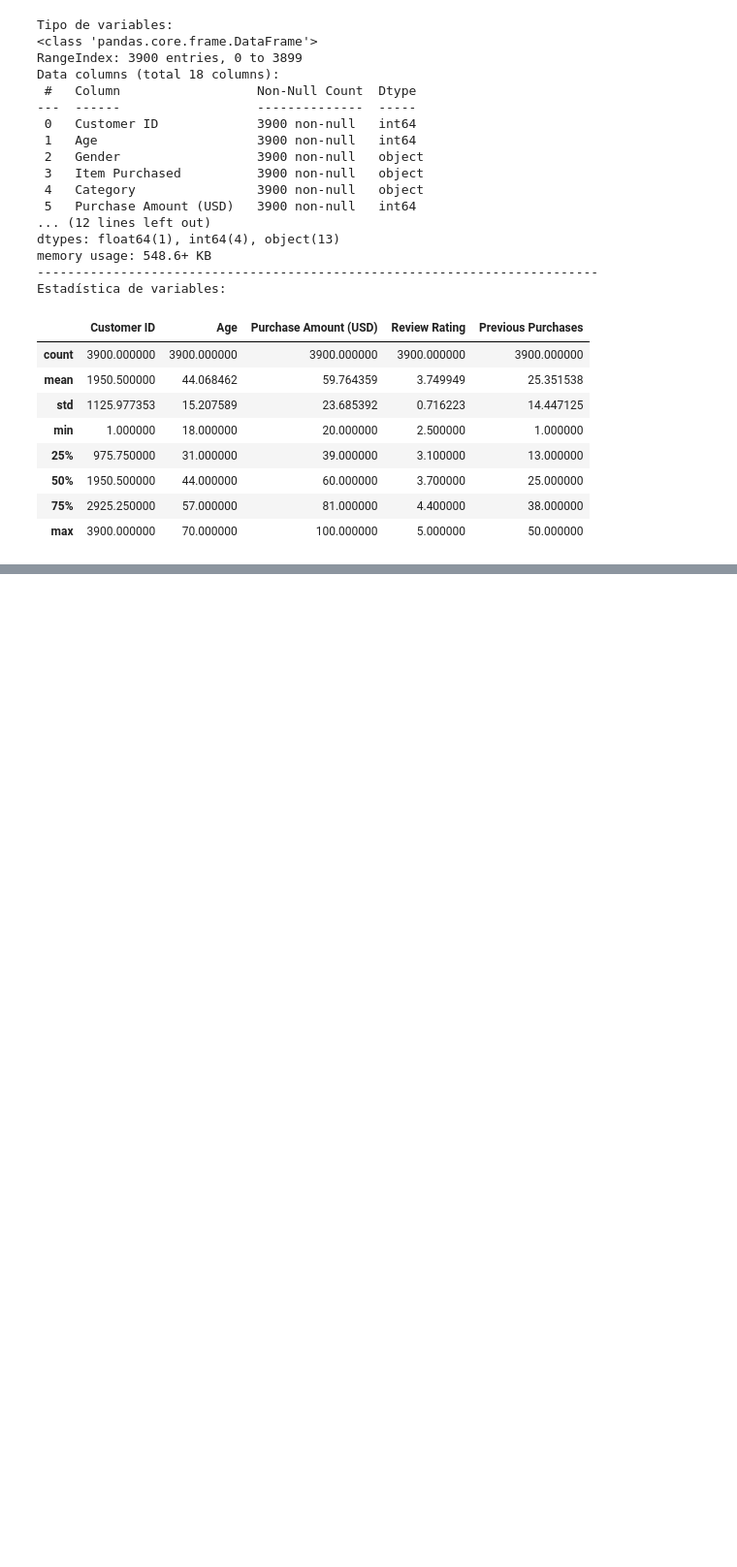
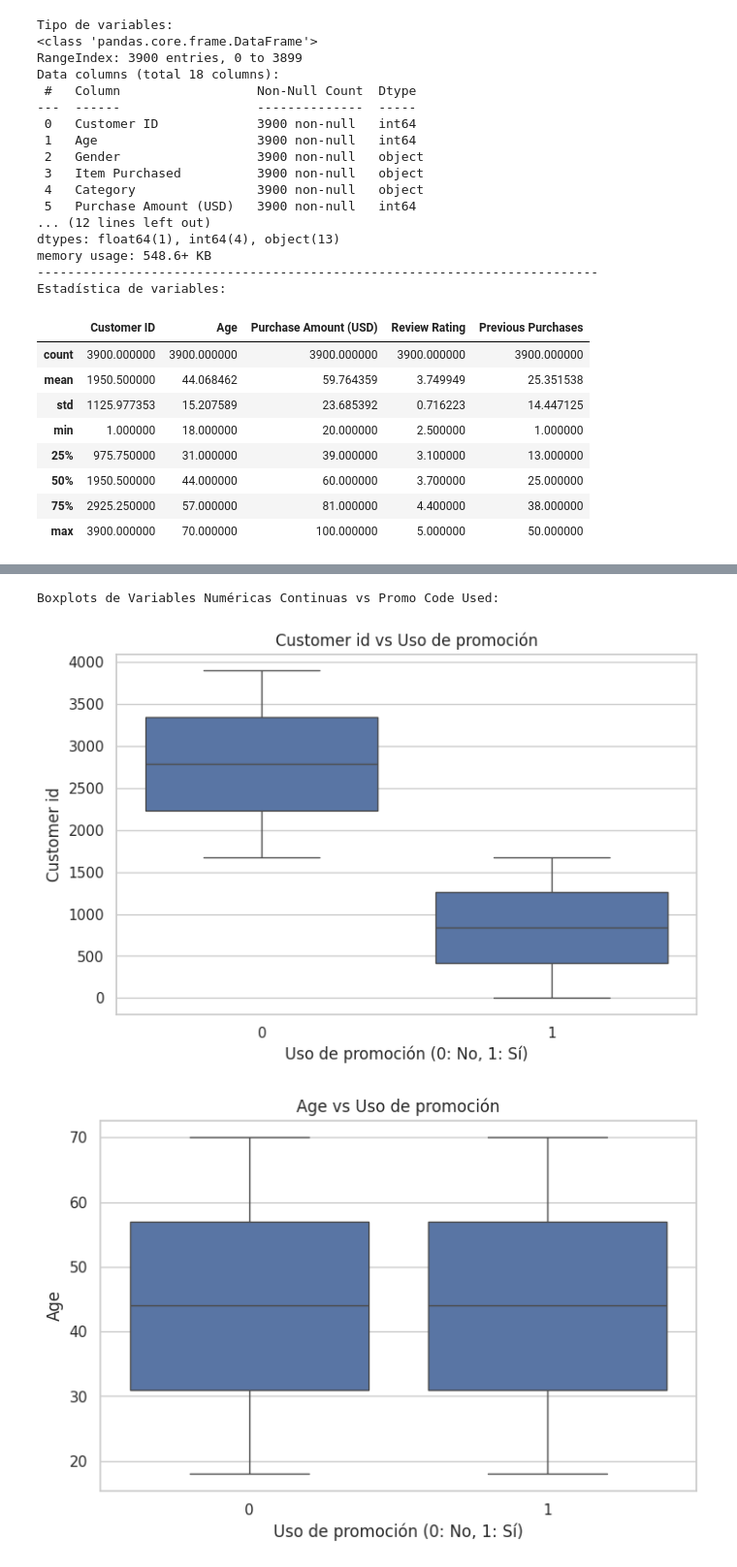
Before and after one commit to karen-moreiraz/DataScience-1, a Jupyter notebook: DataScience_2025_1.ipynb, the cells around one changed output, grey strips where cells are left out. Shown at 97% size. Saved outputs shown, nothing was run; the diff lists cells and outputs as text; code cells hidden in the pictures; blank space fills up the shorter version.

```diff
--- a/DataScience_2025_1.ipynb
+++ b/DataScience_2025_1.ipynb
@@ -95,0 +241,14 @@ Estadística de variables:
+# %%
+# Boxplots para variables continuas vs target
+print("\nBoxplots de Variables Numéricas Continuas vs Promo Code Used:")
+for col in numerical_continuous:
+    plt.figure(figsize=(8, 5))
+    sns.boxplot(x='Promo Code Used', y=col, data=df)
+    plt.title(f'{col.capitalize()} vs Uso de promoción')
+    plt.xlabel('Uso de promoción (0: No, 1: Sí)')
+    plt.ylabel(col.capitalize())
+    plt.show()
+# %% [output]
+Boxplots de Variables Numéricas Continuas vs Promo Code Used:
+[figure, added]
+[figure, added]
```
Also changed, not shown: parts of 63 cells of this notebook.
